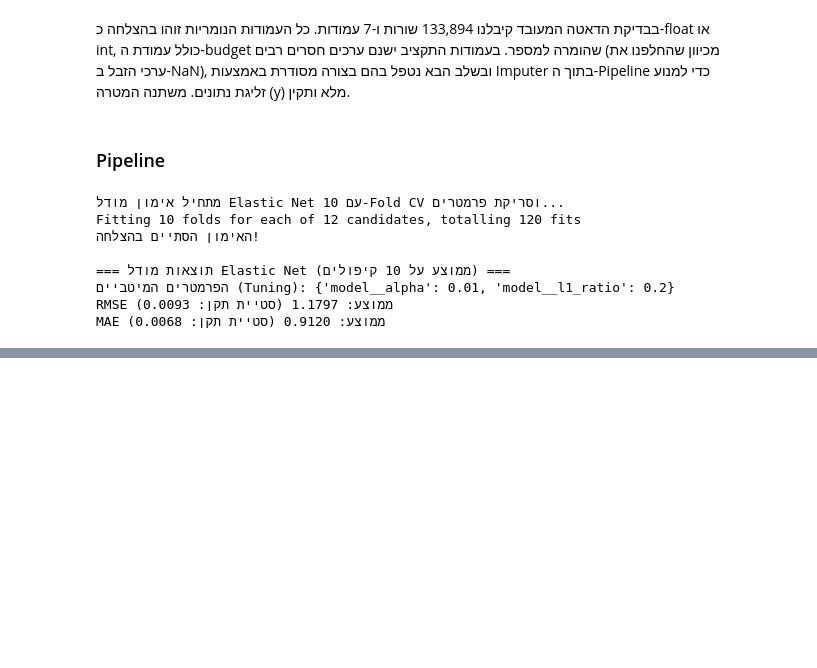
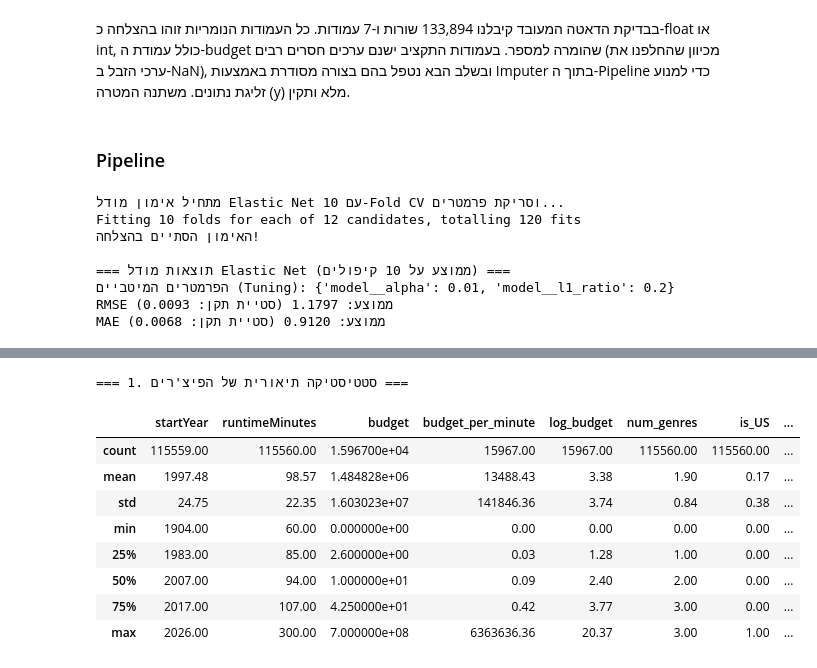
Before and after one commit to MiriamDinay/Movie-Data-Collection-Project2, a Jupyter notebook: קוד נקי.ipynb, the cells around one changed output, grey strips where cells are left out. Cells and saved outputs as stored; diff of their text form; code cells hidden in the pictures; blank space fills up the shorter version.

```diff
--- a/קוד נקי.ipynb
+++ b/קוד נקי.ipynb
@@ -0,0 +253,15 @@
+# %%
+# הגדרת רשת הפרמטרים ל-Tuning של ההיפר-פרמטרים העיקריים של Random Forest
+param_grid_rf = {
+    'model__n_estimators': [100],
+    'model__max_depth': [10, 20],
+    'model__min_samples_leaf': [5]
+}
+
+# חיפוש הפרמטרים המיטביים לפי RMSE
+grid_search_rf = GridSearchCV(rf_pipe, param_grid_rf, cv=cv,
+                              scoring='neg_root_mean_squared_error', n_jobs=1)
+grid_search_rf.fit(X, y)
+
+best_rf_model = grid_search_rf.best_estimator_
+print("Best parameters:", grid_search_rf.best_params_)
@@ -303,0 +959,59 @@ MAE ממוצע: 0.9120 (סטיית תקן: 0.0068)
+# %%
+# =====================================================================
+# תא 3: חקירת הנתונים ובקרת איכות (EDA)
+# המטרה: לוודא שהדאטה נקי, ואין ערכים בעייתיים שיפגעו במודל
+# =====================================================================
+
+# --- 1. סטטיסטיקה תיאורית ---
+# מינימום, מקסימום, ממוצע וחציון של כל פיצ'ר נומרי
+print("=== 1. סטטיסטיקה תיאורית של הפיצ'רים ===")
+display(X.describe().round(2))
+
+# --- 2. בדיקת משתנה המטרה ---
+# חשוב לוודא שהדירוג בטווח החוקי (1-10) ושאין NaN
+print("\n=== 2. בדיקת משתנה המטרה (averageRating) ===")
+print(y.describe().round(3))
+print(f"\nכמות ערכים חסרים ב-y: {y.isnull().sum()}")
+print(f"ערכים מחוץ לטווח [1, 10]: {((y < 1) | (y > 10)).sum()}")
+
+# --- 3. בדיקת ערכי אינסוף ---
+# אחרי החלוקות שעשינו (budget/runtimeMinutes) חשוב לוודא שאין Inf
+print("\n=== 3. בדיקת ערכי אינסוף ב-X ===")
+numeric_X = X.select_dtypes(include=np.number)
+inf_total = np.isinf(numeric_X).sum().sum()
+print(f"סה\"כ ערכי אינסוף: {inf_total} (צפוי: 0)")
+
+# --- 4. אחוז ערכים חסרים בכל פיצ'ר ---
+# נראה איפה יש הרבה חסרים - זה ישפיע על אסטרטגיית ה-imputation
+print("\n=== 4. אחוז ערכים חסרים בכל פיצ'ר ===")
+missing_df = pd.DataFrame({
+    'missing_count': X.isnull().sum(),
+    'missing_pct': (X.isnull().sum() / len(X) * 100).round(2)
+}).sort_values('missing_pct', ascending=False)
+display(missing_df)
+
+# --- 5. התפלגות הז'אנר הראשי ---
+# בדיקה שהקטגוריות נקיות ולא יותר מדי מפוצלות
+print("\n=== 5. 10 הז'אנרים הנפוצים ביותר ===")
+print(X['primary_genre'].value_counts().head(10))
+print(f"\nסה\"כ ז'אנרים ייחודיים: {X['primary_genre'].nunique()}")
+
+# --- 6. בדיקות שפיות ---
+# בדיקה שהערכים בטווח הגיוני (כדי לזהות שגיאות בדאטה הגולמי)
+print("\n=== 6. בדיקות שפיות ===")
+print(f"טווח startYear: [{X['startYear'].min():.0f}, {X['startYear'].max():.0f}]")
+print(f"טווח runtimeMinutes: [{X['runtimeMinutes'].min():.0f}, {X['runtimeMinutes'].max():.0f}]")
+print(f"טווח budget: [{X['budget'].min():,.0f}, {X['budget'].max():,.0f}]")
+print(f"כמות סרטים עם תקציב שלילי: {(X['budget'] < 0).sum()}")
+print(f"כמות סרטים עם runtime של 0 או פחות: {(X['runtimeMinutes'] <= 0).sum()}")
+# %% [output]
+=== 1. סטטיסטיקה תיאורית של הפיצ'רים ===
+|  | startYear | runtimeMinutes | budget | budget_per_minute | log_budget | num_genres | is_US | ... |
+| count | 115559.00 | 115560.00 | 1.596700e+04 | 15967.00 | 15967.00 | 115560.00 | 115560.00 | ... |
+| mean | 1997.48 | 98.57 | 1.484828e+06 | 13488.43 | 3.38 | 1.90 | 0.17 | ... |
+| std | 24.75 | 22.35 | 1.603023e+07 | 141846.36 | 3.74 | 0.84 | 0.38 | ... |
+| min | 1904.00 | 60.00 | 0.000000e+00 | 0.00 | 0.00 | 0.00 | 0.00 | ... |
+| 25% | 1983.00 | 85.00 | 2.600000e+00 | 0.03 | 1.28 | 1.00 | 0.00 | ... |
+| 50% | 2007.00 | 94.00 | 1.000000e+01 | 0.09 | 2.40 | 2.00 | 0.00 | ... |
+| 75% | 2017.00 | 107.00 | 4.250000e+01 | 0.42 | 3.77 | 3.00 | 0.00 | ... |
+| max | 2026.00 | 300.00 | 7.000000e+08 | 6363636.36 | 20.37 | 3.00 | 1.00 | ... |
```
Also changed, not shown: parts of 36 cells of this notebook.
